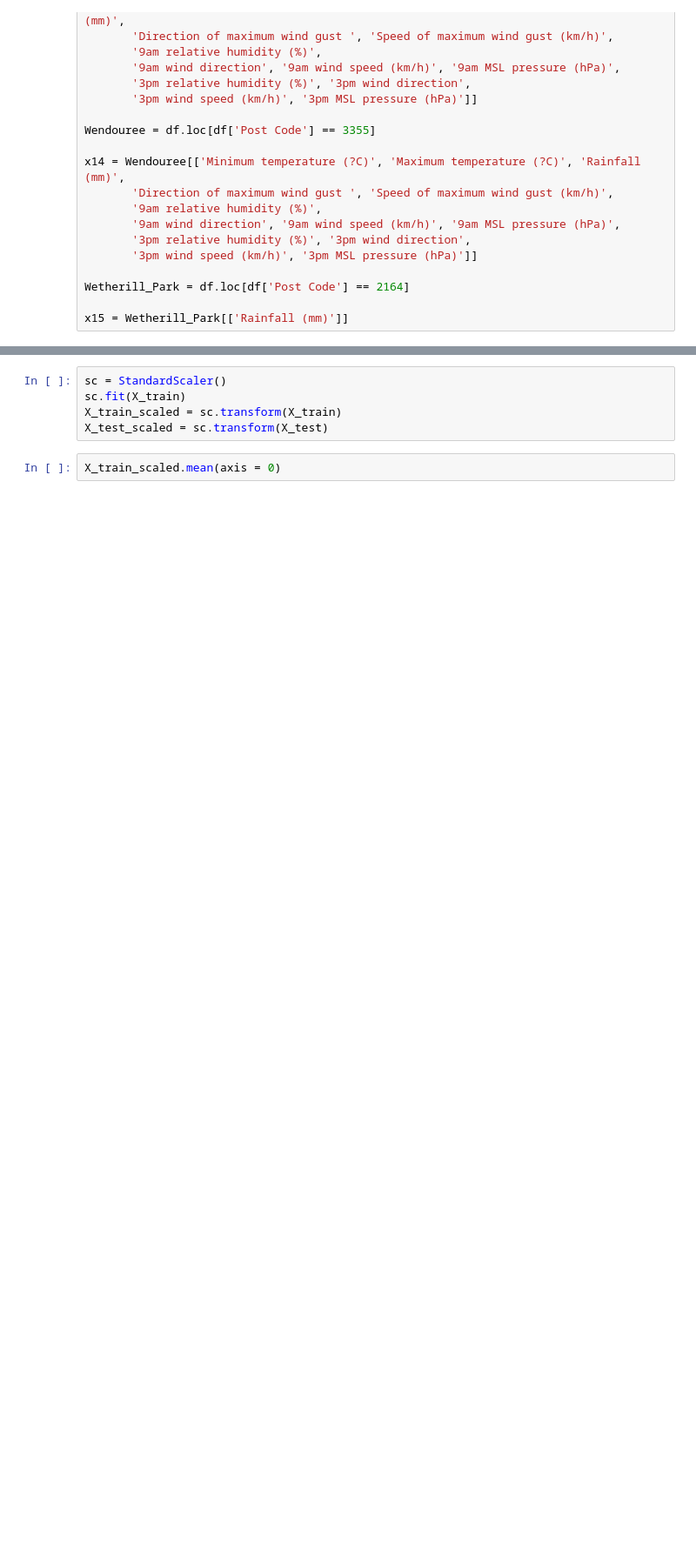
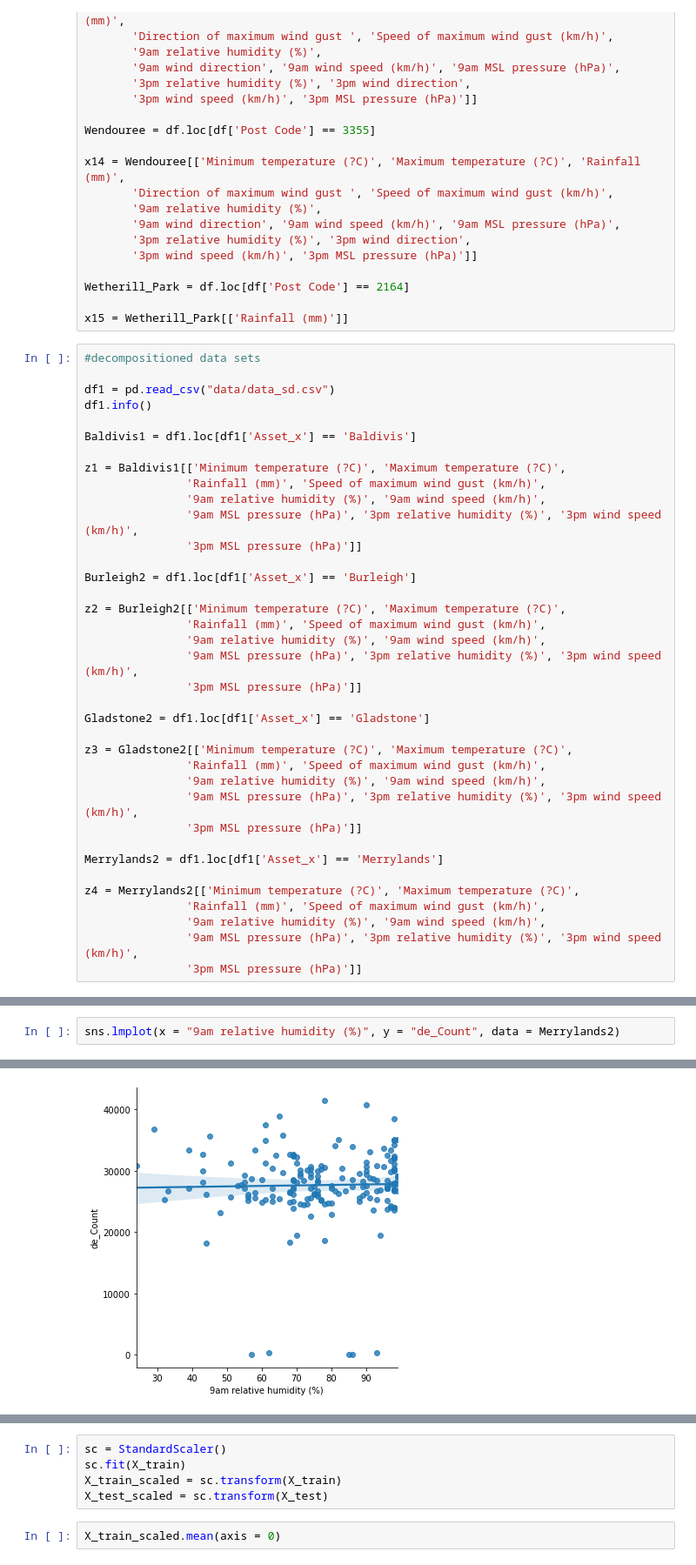
Before and after one commit to joshjovanov/BUSA3021-Final, a Jupyter notebook: Stockland.ipynb, the cells around one changed output, grey strips where cells are left out. Shown at 87% size. Saved outputs shown, nothing was run; the diff lists cells and outputs as text; blank space fills up the shorter version.

```diff
--- a/Stockland.ipynb
+++ b/Stockland.ipynb
@@ -293,3 +293,40 @@ x14 = Wendouree[['Minimum temperature (?C)', 'Maximum temperature (?C)', 'Rainfa
 Wetherill_Park = df.loc[df['Post Code'] == 2164]
 
 x15 = Wetherill_Park[['Rainfall (mm)']]
+# %%
+#decompositioned data sets
+
+df1 = pd.read_csv("data/data_sd.csv")
+df1.info()
+
+Baldivis1 = df1.loc[df1['Asset_x'] == 'Baldivis']
+
+z1 = Baldivis1[['Minimum temperature (?C)', 'Maximum temperature (?C)',
+               'Rainfall (mm)', 'Speed of maximum wind gust (km/h)',
+               '9am relative humidity (%)', '9am wind speed (km/h)',
+               '9am MSL pressure (hPa)', '3pm relative humidity (%)', '3pm wind speed (km/h)',
+               '3pm MSL pressure (hPa)']]
+
+Burleigh2 = df1.loc[df1['Asset_x'] == 'Burleigh']
+
+z2 = Burleigh2[['Minimum temperature (?C)', 'Maximum temperature (?C)',
+               'Rainfall (mm)', 'Speed of maximum wind gust (km/h)',
+               '9am relative humidity (%)', '9am wind speed (km/h)',
+               '9am MSL pressure (hPa)', '3pm relative humidity (%)', '3pm wind speed (km/h)',
+               '3pm MSL pressure (hPa)']]
+
+Gladstone2 = df1.loc[df1['Asset_x'] == 'Gladstone']
+
+z3 = Gladstone2[['Minimum temperature (?C)', 'Maximum temperature (?C)',
+               'Rainfall (mm)', 'Speed of maximum wind gust (km/h)',
+               '9am relative humidity (%)', '9am wind speed (km/h)',
+               '9am MSL pressure (hPa)', '3pm relative humidity (%)', '3pm wind speed (km/h)',
+               '3pm MSL pressure (hPa)']]
+
+Merrylands2 = df1.loc[df1['Asset_x'] == 'Merrylands']
+
+z4 = Merrylands2[['Minimum temperature (?C)', 'Maximum temperature (?C)',
+               'Rainfall (mm)', 'Speed of maximum wind gust (km/h)',
+               '9am relative humidity (%)', '9am wind speed (km/h)',
+               '9am MSL pressure (hPa)', '3pm relative humidity (%)', '3pm wind speed (km/h)',
+               '3pm MSL pressure (hPa)']]
@@ -326,0 +370,3 @@ bb = sc.transform(x1)
+# %%
+sns.lmplot(x = "9am relative humidity (%)", y = "de_Count", data = Merrylands2)
+# %% [output]
@@ -326,0 +374 @@ bb = sc.transform(x1)
+[figure, added]
```
Also changed, not shown: parts of 23 cells of this notebook.
